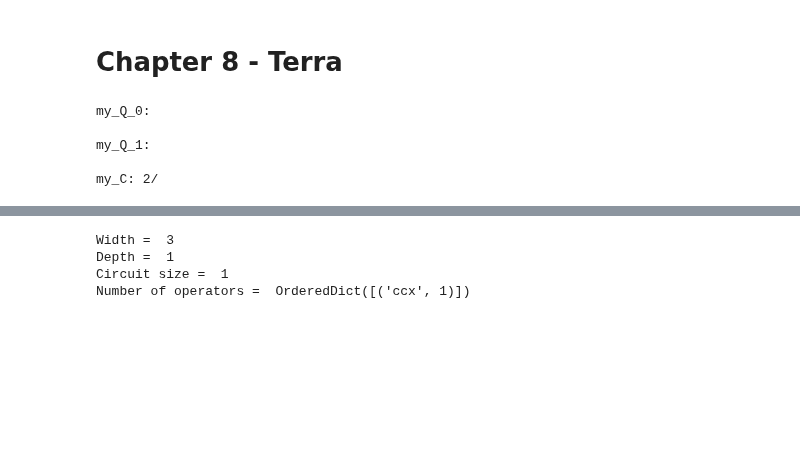
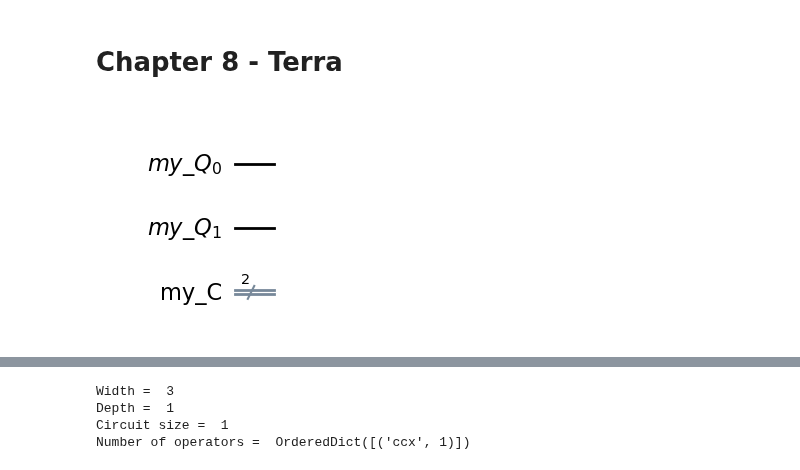
Before and after one commit to dtrad/QuantumComputing, a Jupyter notebook: QCIBM_book/Chapter08/Chapter 8 - Terra.ipynb, the cells around one changed output, grey strips where cells are left out. Drawn from its saved outputs; the diff is of its cells as text; code cells hidden in the pictures; blank space fills up the shorter version.

```diff
--- a/QCIBM_book/Chapter08/Chapter 8 - Terra.ipynb
+++ b/QCIBM_book/Chapter08/Chapter 8 - Terra.ipynb
@@ -12,17 +14,13 @@ provider = IBMQ.load_account()
 # %%
 # Import registers
 from qiskit import QuantumRegister, ClassicalRegister
 
 qr = QuantumRegister(2, 'my_Q')
 cr = ClassicalRegister(2, 'my_C')
 qc = QuantumCircuit(qr,cr)
-qc.draw()
+qc.draw(output='mpl')
 # %% [output]
-my_Q_0:
-
-my_Q_1:
-
-my_C: 2/
+[figure, added]
 # %%
 qc = QuantumCircuit(QuantumRegister(2, 'my_Q'), ClassicalRegister(2, 'my_C'))
 # %%
```
Also changed, not shown: parts of 13 cells of this notebook, 1 other file.
